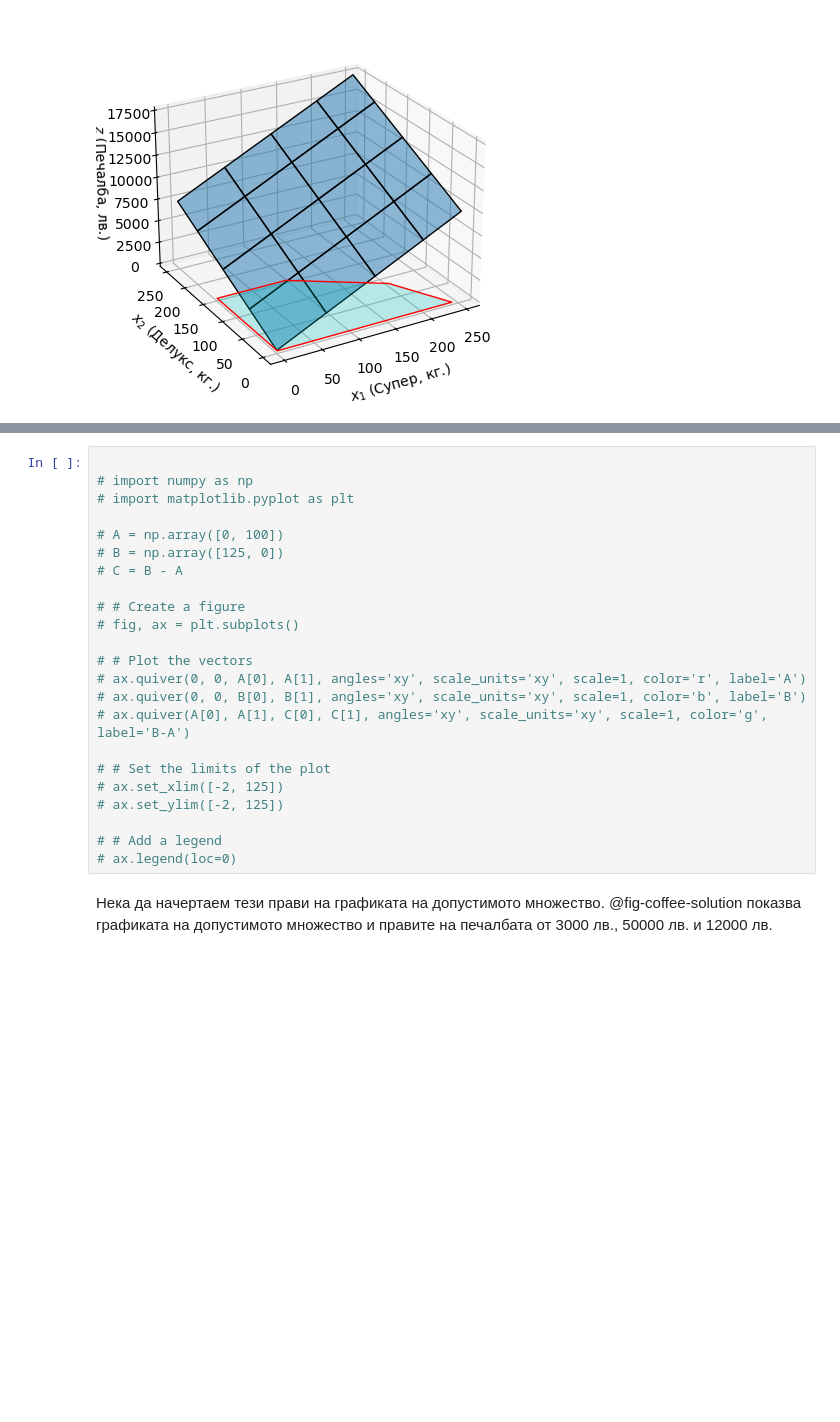
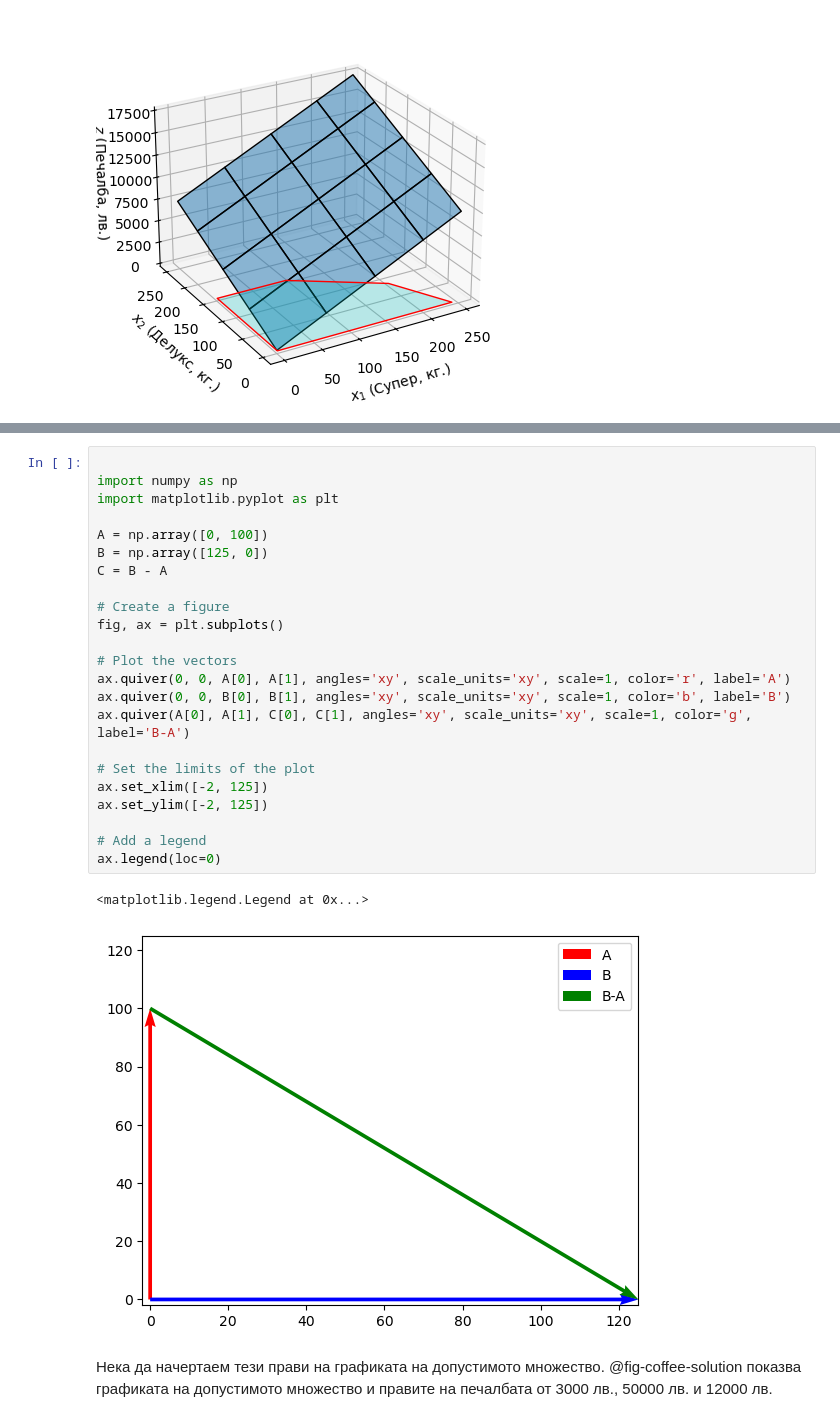
Before and after one commit to febse/opt2025, a Jupyter notebook: 03-Graphical-Method/01-Blending.ipynb, the cells around one changed output, grey strips where cells are left out. Cells and saved outputs as stored; diff of their text form; blank space fills up the shorter version.

```diff
--- a/03-Graphical-Method/01-Blending.ipynb
+++ b/03-Graphical-Method/01-Blending.ipynb
@@ -321,27 +321,30 @@ $$
 $$ -->
 # %%
 
-# import numpy as np
-# import matplotlib.pyplot as plt
+import numpy as np
+import matplotlib.pyplot as plt
 
-# A = np.array([0, 100])
-# B = np.array([125, 0])
-# C = B - A
+A = np.array([0, 100])
+B = np.array([125, 0])
+C = B - A
 
-# # Create a figure
-# fig, ax = plt.subplots()
+# Create a figure
+fig, ax = plt.subplots()
 
-# # Plot the vectors
-# ax.quiver(0, 0, A[0], A[1], angles='xy', scale_units='xy', scale=1, color='r', label='A')
-# ax.quiver(0, 0, B[0], B[1], angles='xy', scale_units='xy', scale=1, color='b', label='B')
-# ax.quiver(A[0], A[1], C[0], C[1], angles='xy', scale_units='xy', scale=1, color='g', label='B-A')
+# Plot the vectors
+ax.quiver(0, 0, A[0], A[1], angles='xy', scale_units='xy', scale=1, color='r', label='A')
+ax.quiver(0, 0, B[0], B[1], angles='xy', scale_units='xy', scale=1, color='b', label='B')
+ax.quiver(A[0], A[1], C[0], C[1], angles='xy', scale_units='xy', scale=1, color='g', label='B-A')
 
-# # Set the limits of the plot
-# ax.set_xlim([-2, 125])
-# ax.set_ylim([-2, 125])
+# Set the limits of the plot
+ax.set_xlim([-2, 125])
+ax.set_ylim([-2, 125])
 
-# # Add a legend
-# ax.legend(loc=0)
+# Add a legend
+ax.legend(loc=0)
+# %% [output]
+<matplotlib.legend.Legend at 0x...>
+[figure, added]
 # %% [markdown]
 Нека да начертаем тези прави на графиката на допустимото множество. @fig-coffee-solution показва графиката на допустимото множество и правите на печалбата от 3000 лв., 50000 лв. и 12000 лв.
 # %%
```
Also changed, not shown: parts of 2 cells of this notebook, 1 other file.
